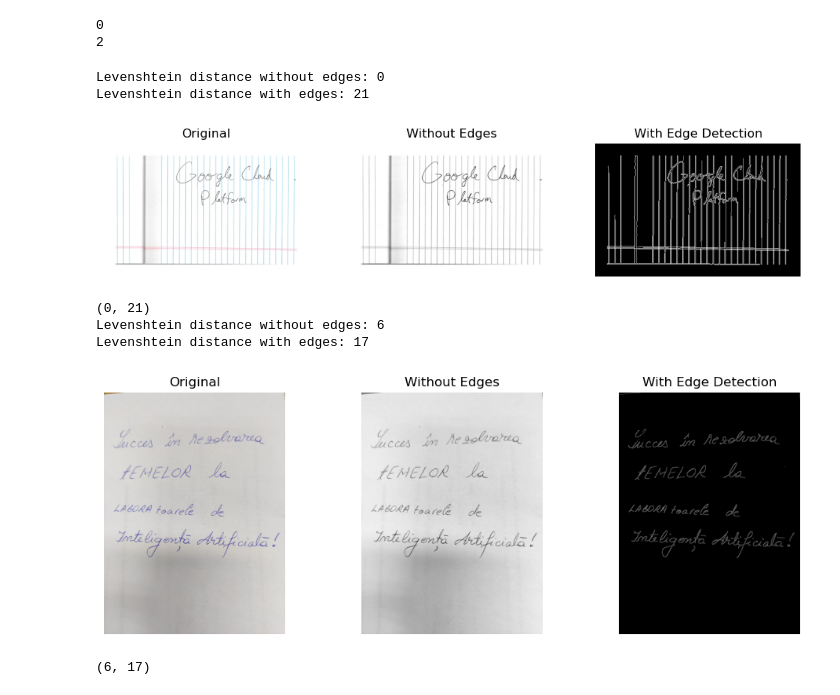
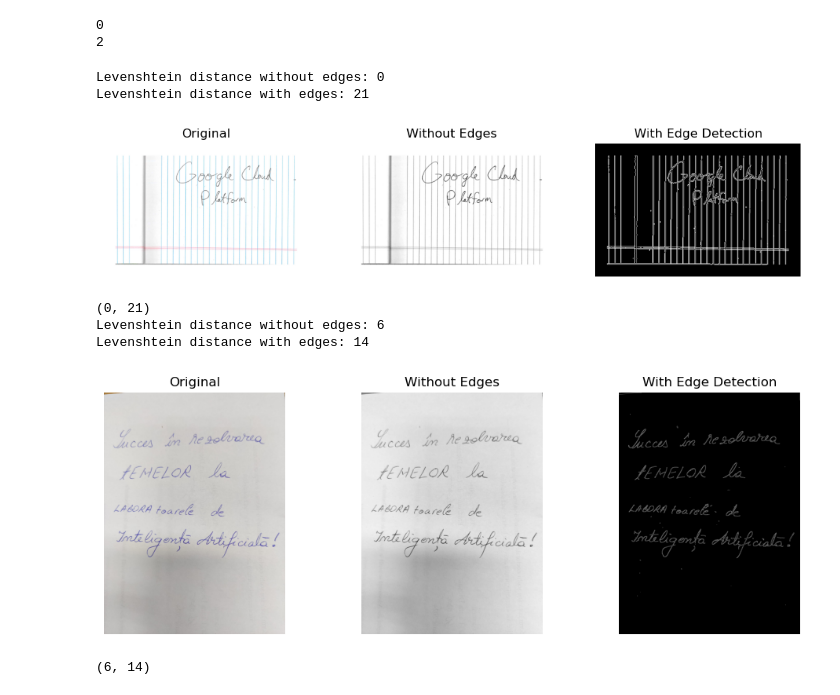
Before and after one commit to darj333/ai-labs-backup, a Jupyter notebook: lab3.ipynb, the cells around one changed output. Saved outputs shown, nothing was run; the diff lists cells and outputs as text; code cells hidden in the pictures.

Commit message:
image detection

```diff
--- a/lab3.ipynb
+++ b/lab3.ipynb
@@ -596,17 +594,14 @@ from azure.cognitiveservices.vision.computervision.models import OperationStatus
 from msrest.authentication import CognitiveServicesCredentials
 import io
 import time
-import config  # Import your config file
+import config
 
-# Initialize Azure client with config
 computervision_client = ComputerVisionClient(
     endpoint=config.VISION_ENDPOINT,
     credentials=CognitiveServicesCredentials(config.VISION_KEY)
 )
 
 def numpy_to_bytes(img_array):
-    """Convert numpy array to bytes stream for Azure API"""
-    # Convert to RGB if needed
     if len(img_array.shape) == 3:
         img_rgb = cv2.cvtColor(img_array, cv2.COLOR_BGR2RGB)
     else:
@@ -619,11 +614,10 @@ def numpy_to_bytes(img_array):
     return img_bytes
 
 def read_text_from_image(img_array):
-    """Read text from numpy array image using Azure OCR"""
-    # Convert numpy array to bytes stream
+
     img_bytes = numpy_to_bytes(img_array)
 
-    # Call Azure Read API
+
     read_response = computervision_client.read_in_stream(
         image=img_bytes,
         mode="Printed",
@@ -650,7 +644,6 @@ def read_text_from_image(img_array):
     return ' '.join(result)
 
 def levenshtein_improves_edges(img_path, target_text, use_edge_detection=True):
-    # Read and preprocess the image
     img = cv2.imread(img_path)
     if img is None:
         print(f"Error: Could not load image from {img_path}")
@@ -659,9 +652,7 @@ def levenshtein_improves_edges(img_path, target_text, use_edge_detection=True):
     gray = cv2.cvtColor(img, cv2.COLOR_BGR2GRAY)
 
     if use_edge_detection:
-        # Apply edge detection to enhance handwriting features
-        preprocessed_img = cv2.Canny(gray, 100, 200)
-
+        preprocessed_img = cv2.Canny(gray, 25, 100)
 
     else:
         preprocessed_img = gray
@@ -673,9 +664,7 @@ def levenshtein_improves_edges(img_path, target_text, use_edge_detection=True):
     return distance, preprocessed_img
 
 def compare_recognition_quality(img_path, target_text):
-    """
-    Compare recognition quality with and without edge detection.
-    """
+
     # Without edge detection
     distance_no_edges, img_no_edges = levenshtein_improves_edges(
         img_path, target_text, use_edge_detection=False
@@ -695,36 +684,36 @@ def compare_recognition_quality(img_path, target_text):
     plt.subplot(1,3,1)
     original = cv2.imread(img_path)
     if original is not None:
         plt.imshow(cv2.cvtColor(original, cv2.COLOR_BGR2RGB))
     plt.title("Original")
     plt.axis("off")
 
     plt.subplot(1,3,2)
     if img_no_edges is not None:
         plt.imshow(img_no_edges, cmap="gray")
     plt.title("Without Edges")
     plt.axis("off")
 
     plt.subplot(1,3,3)
     if img_with_edges is not None:
         plt.imshow(img_with_edges, cmap="gray")
     plt.title("With Edge Detection")
     plt.axis("off")
 
     plt.show()
 
     return distance_no_edges, distance_with_edges
 
 # Run the comparison
 print(compare_recognition_quality("data/test1.png", "Google Cloud Platform"))
 
 print(compare_recognition_quality("data/test2.jpeg", "Succes in rezolvarea tEMELOR la LABORAtoaree de Inteligenta Artificiala!"))
 # %% [output]
 Levenshtein distance without edges: 0
 Levenshtein distance with edges: 21
-[figure, old version]
+[figure, new version]
 (0, 21)
 Levenshtein distance without edges: 6
-Levenshtein distance with edges: 17
+Levenshtein distance with edges: 14
 [figure]
-(6, 17)
+(6, 14)
```
Also changed, not shown: parts of 4 cells of this notebook, 8 other files.
